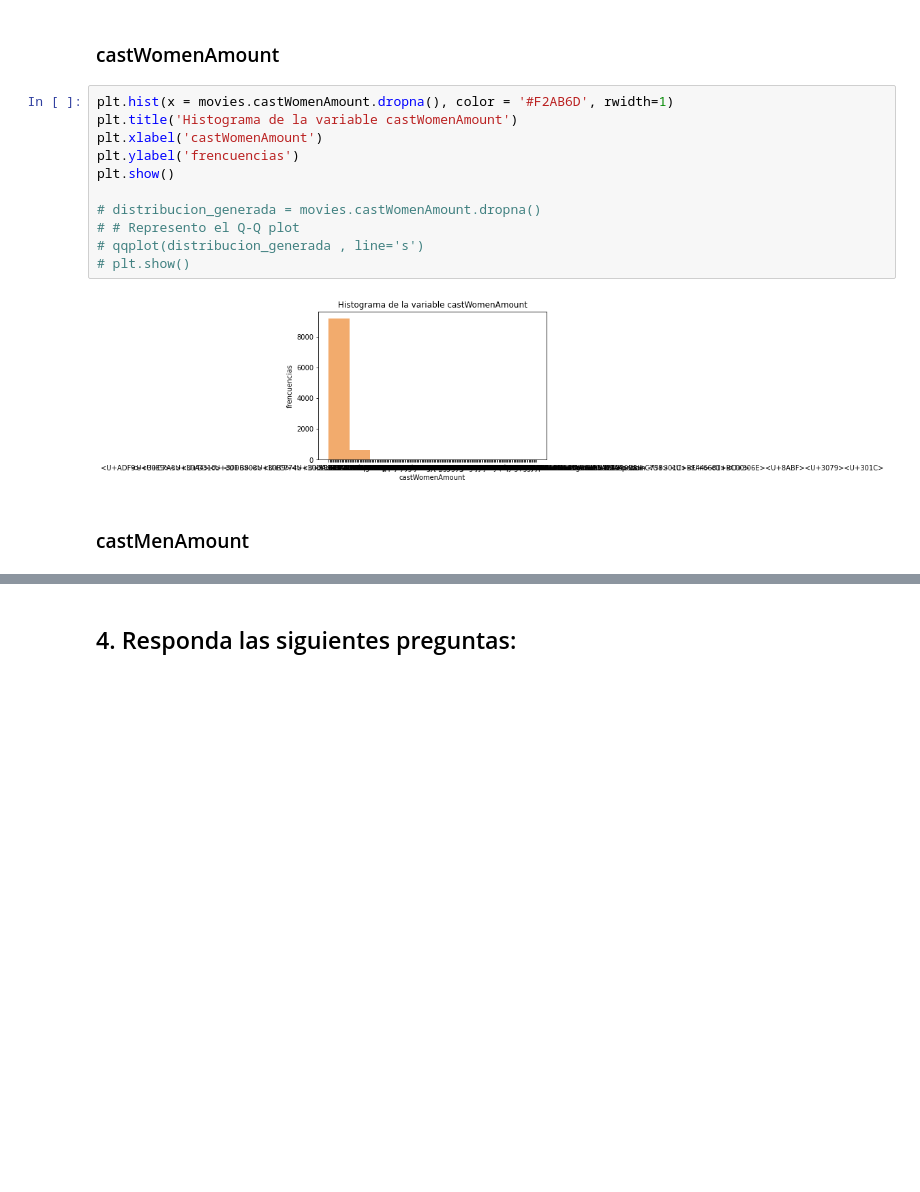
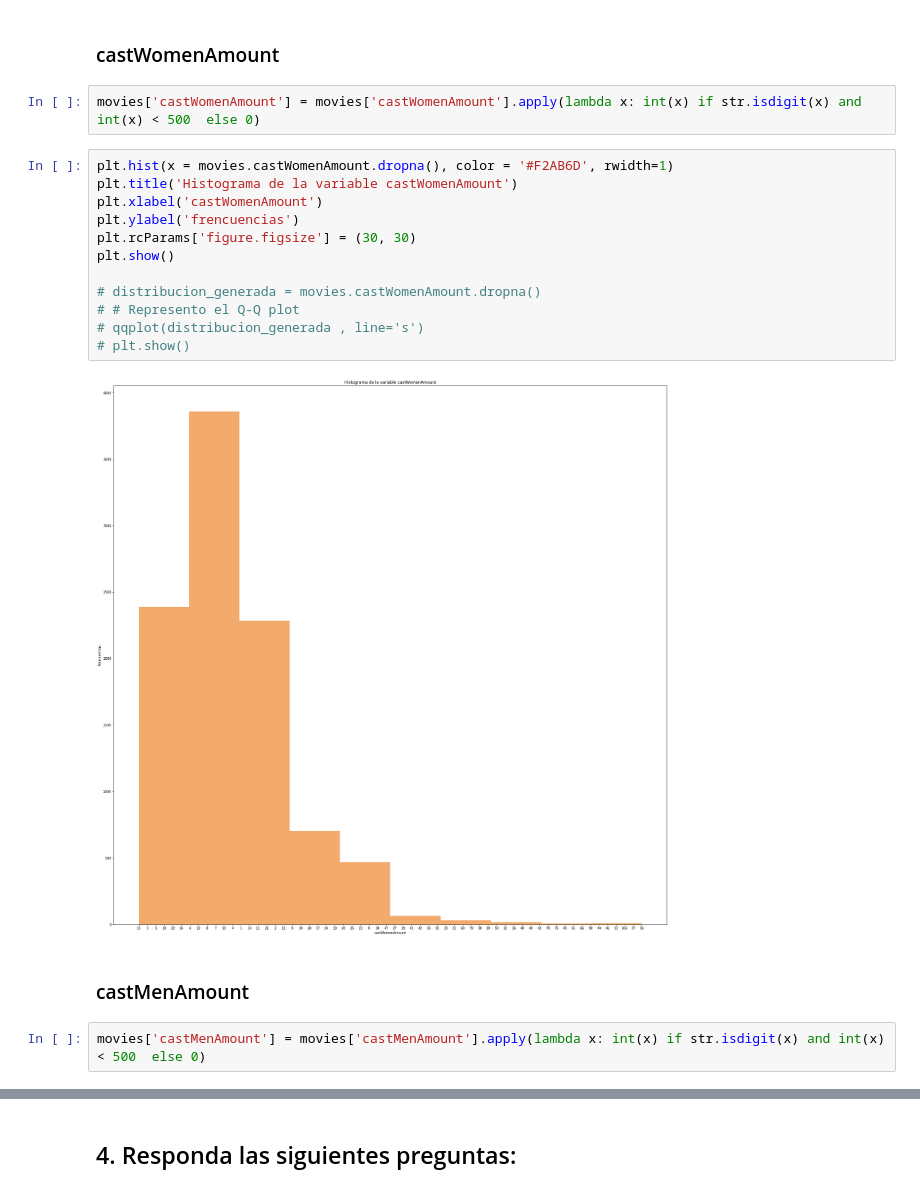
Before and after one commit to raulangelj/HT1_ANALISIS_EXPLORATORIO, a Jupyter notebook: HT1_ANALISIS_EXPLORATORIO.ipynb, the cells around one changed output, grey strips where cells are left out. Saved outputs shown, nothing was run; the diff lists cells and outputs as text; blank space fills up the shorter version.

```diff
--- a/HT1_ANALISIS_EXPLORATORIO.ipynb
+++ b/HT1_ANALISIS_EXPLORATORIO.ipynb
@@ -332,21 +332,26 @@ plt.show()
 [figure]
 # %% [markdown]
 ### castWomenAmount
+# %%
+movies['castWomenAmount'] = movies['castWomenAmount'].apply(lambda x: int(x) if str.isdigit(x) and int(x) < 500  else 0)
 # %%
 plt.hist(x = movies.castWomenAmount.dropna(), color = '#F2AB6D', rwidth=1)
 plt.title('Histograma de la variable castWomenAmount')
 plt.xlabel('castWomenAmount')
 plt.ylabel('frencuencias')
+plt.rcParams['figure.figsize'] = (30, 30)
 plt.show()
 
 # distribucion_generada = movies.castWomenAmount.dropna()
 # # Represento el Q-Q plot
 # qqplot(distribucion_generada , line='s')
 # plt.show()
 # %% [output]
-[figure, old version]
+[figure, new version]
 # %% [markdown]
 ### castMenAmount
+# %%
+movies['castMenAmount'] = movies['castMenAmount'].apply(lambda x: int(x) if str.isdigit(x) and int(x) < 500  else 0)
 # %%
 plt.hist(x = movies.castMenAmount.dropna(), color = '#F2AB6D', rwidth=1)
 plt.title('Histograma de la variable castMenAmount')
```
Also changed, not shown: parts of 25 cells of this notebook.
